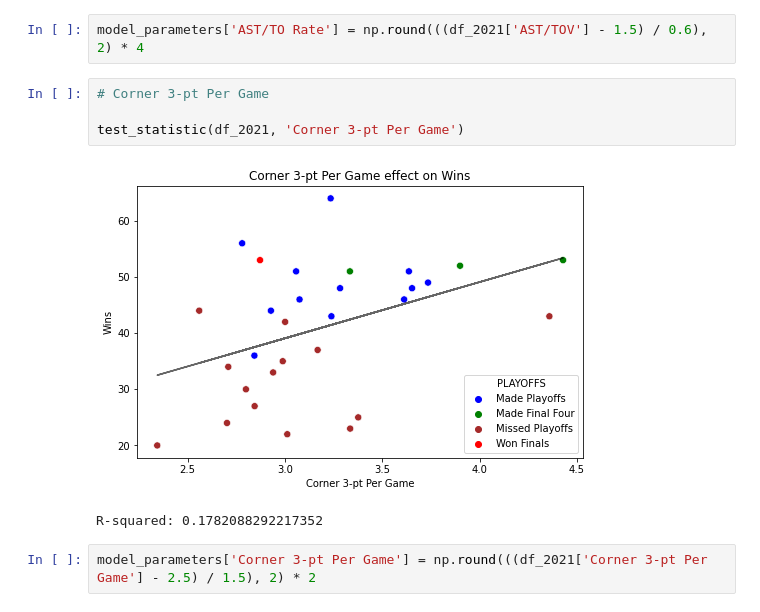
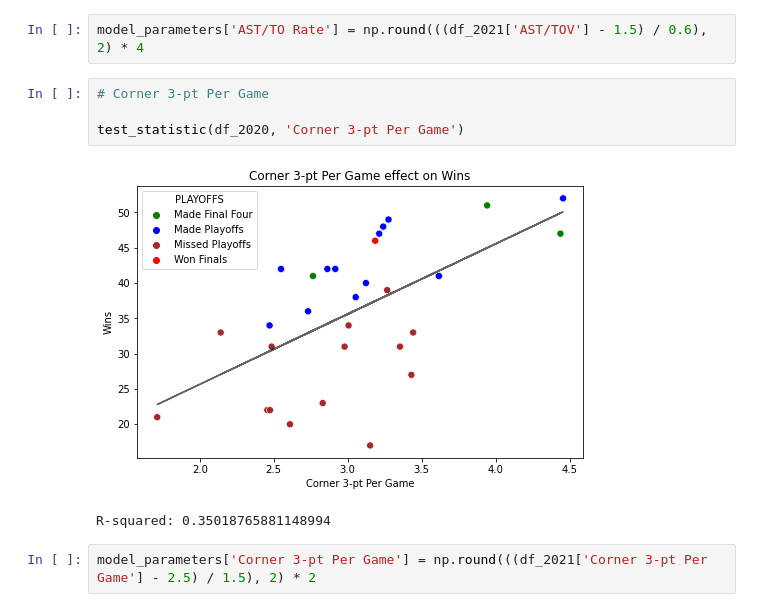
Before and after one commit to Kc1227/Math-42-Final-Project, a Jupyter notebook: Analysis.ipynb, the cells around one changed output. Drawn from its saved outputs; the diff is of its cells as text.

```diff
--- a/Analysis.ipynb
+++ b/Analysis.ipynb
@@ -113,10 +123,10 @@ model_parameters['AST/TO Rate'] = np.round(((df_2021['AST/TOV'] - 1.5) / 0.6), 2
 # %%
 # Corner 3-pt Per Game
 
-test_statistic(df_2021, 'Corner 3-pt Per Game')
+test_statistic(df_2020, 'Corner 3-pt Per Game')
 # %% [output]
-[figure, old version]
+[figure, new version]
-R-squared: 0.1782088292217352
+R-squared: 0.35018765881148994
 # %%
 model_parameters['Corner 3-pt Per Game'] = np.round(((df_2021['Corner 3-pt Per Game'] - 2.5) / 1.5), 2) * 2
 # %%
```
Also changed, not shown: parts of 6 cells of this notebook, 2 other files.
